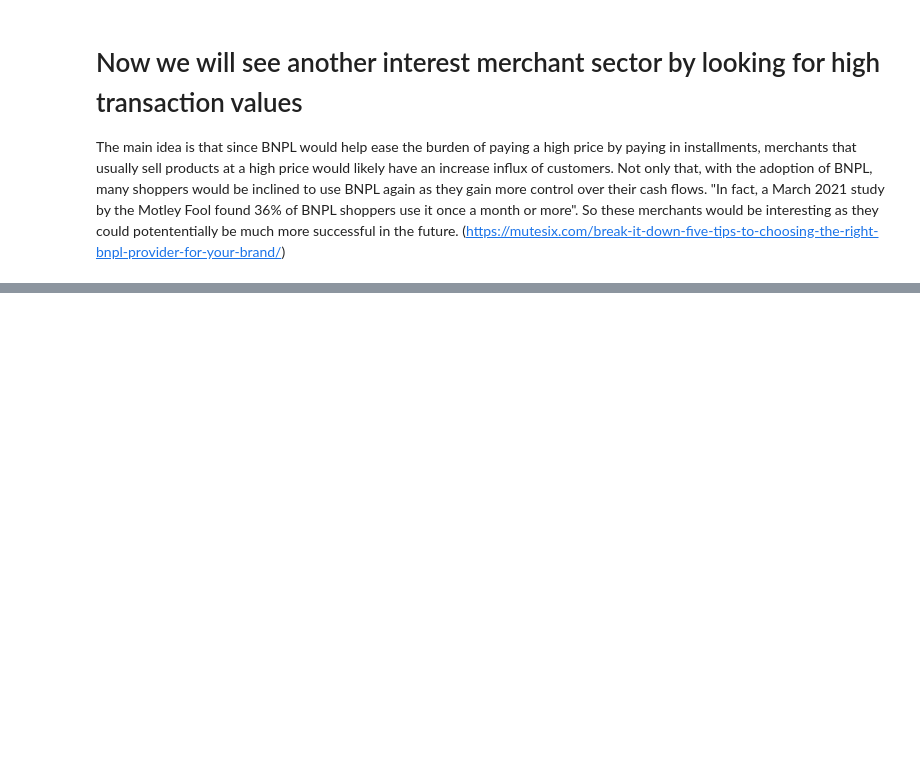
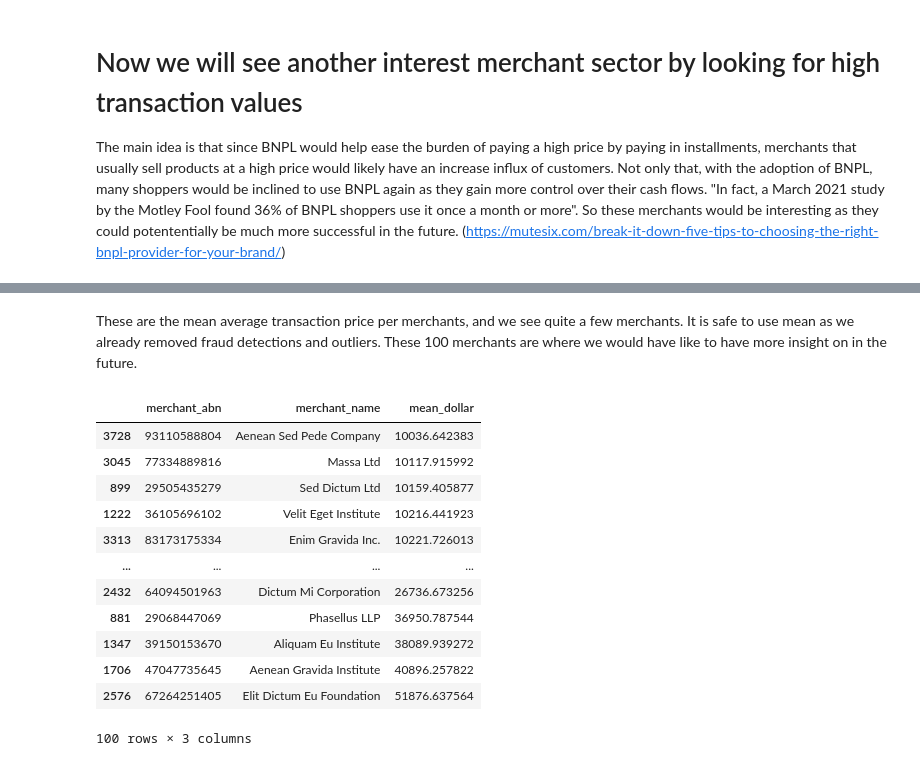
Before and after one commit to MAST30034-Applied-Data-Science/generic-buy-now-pay-later-project-group-17-adsb, a Jupyter notebook: notebooks/Interesting_merchants_analysis.ipynb, the cells around one changed output, grey strips where cells are left out. Saved outputs shown, nothing was run; the diff lists cells and outputs as text; code cells hidden in the pictures; blank space fills up the shorter version.

```diff
--- a/notebooks/Interesting_merchants_analysis.ipynb
+++ b/notebooks/Interesting_merchants_analysis.ipynb
@@ -118,0 +150,18 @@ The main idea is that since BNPL would help ease the burden of paying a high pri
+# %% [markdown]
+These are the mean average transaction price per merchants, and we see quite a few merchants. It is safe to use mean as we already removed fraud detections and outliers. These 100 merchants are where we would have like to have more insight on in the future.
+# %%
+high_trans.sort_values('mean_dollar')
+# %% [output]
+|  | merchant_abn | merchant_name | mean_dollar |
+| 3728 | 93110588804 | Aenean Sed Pede Company | 10036.642383 |
+| 3045 | 77334889816 | Massa Ltd | 10117.915992 |
+| 899 | 29505435279 | Sed Dictum Ltd | 10159.405877 |
+| 1222 | 36105696102 | Velit Eget Institute | 10216.441923 |
+| 3313 | 83173175334 | Enim Gravida Inc. | 10221.726013 |
+| ... | ... | ... | ... |
+| 2432 | 64094501963 | Dictum Mi Corporation | 26736.673256 |
+| 881 | 29068447069 | Phasellus LLP | 36950.787544 |
+| 1347 | 39150153670 | Aliquam Eu Institute | 38089.939272 |
+| 1706 | 47047735645 | Aenean Gravida Institute | 40896.257822 |
+| 2576 | 67264251405 | Elit Dictum Eu Foundation | 51876.637564 |
+100 rows × 3 columns
```
Also changed, not shown: parts of 3 cells of this notebook.
